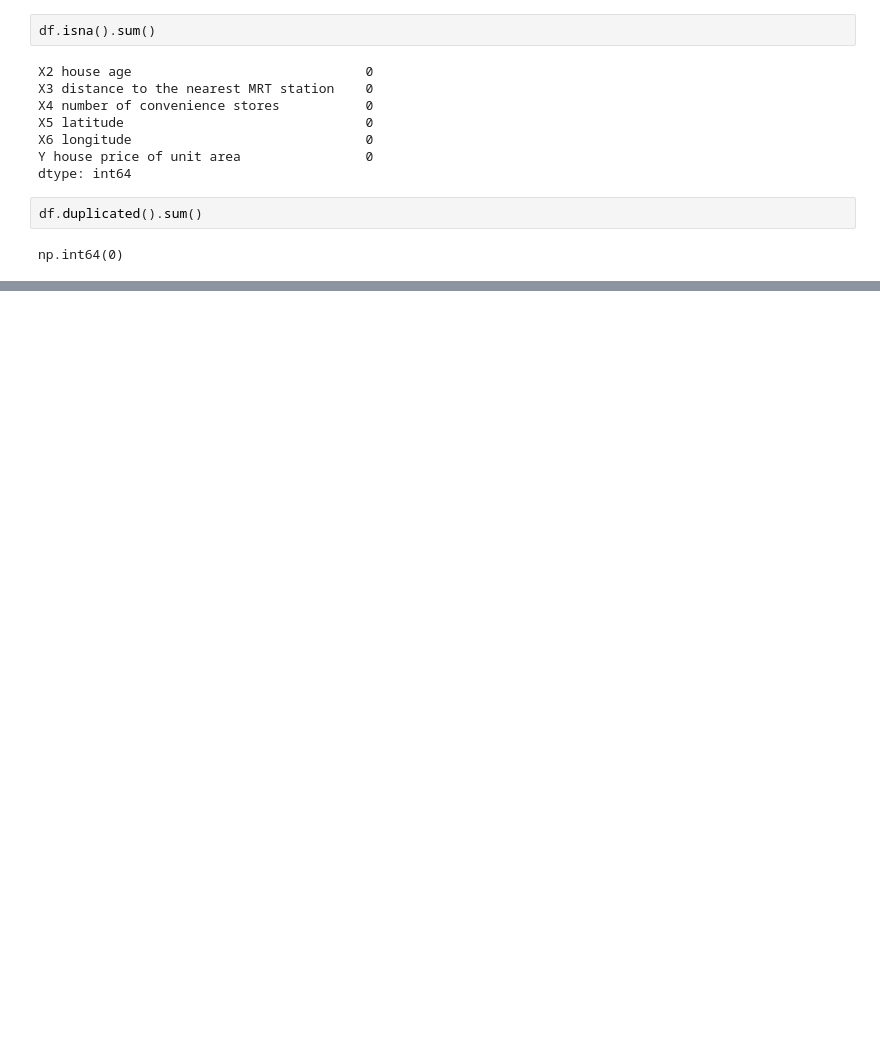
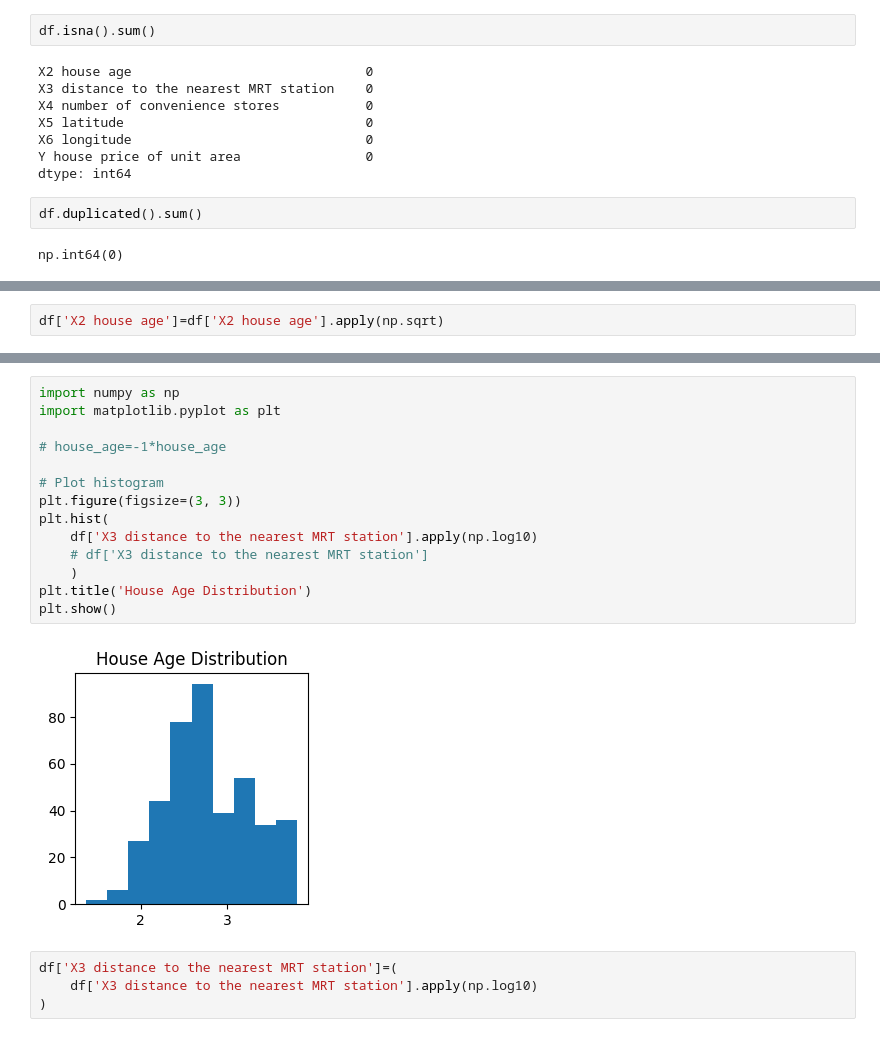
Before and after one commit to atullya/Python_NCCS, a Jupyter notebook: 21_linear-legression.ipynb, the cells around one changed output, grey strips where cells are left out. Drawn from its saved outputs; the diff is of its cells as text; blank space fills up the shorter version.

```diff
--- a/21_linear-legression.ipynb
+++ b/21_linear-legression.ipynb
@@ -54,0 +126,2 @@ np.int64(0)
+# %%
+df['X2 house age']=df['X2 house age'].apply(np.sqrt)
@@ -54,0 +137,20 @@ np.int64(0)
+# %%
+import numpy as np
+import matplotlib.pyplot as plt
+
+# house_age=-1*house_age
+
+# Plot histogram
+plt.figure(figsize=(3, 3))
+plt.hist(
+    df['X3 distance to the nearest MRT station'].apply(np.log10)
+    # df['X3 distance to the nearest MRT station']
+    )
+plt.title('House Age Distribution')
+plt.show()
+# %% [output]
+[figure, added]
+# %%
+df['X3 distance to the nearest MRT station']=(
+    df['X3 distance to the nearest MRT station'].apply(np.log10)
+)
```
Also changed, not shown: parts of 11 cells of this notebook.
